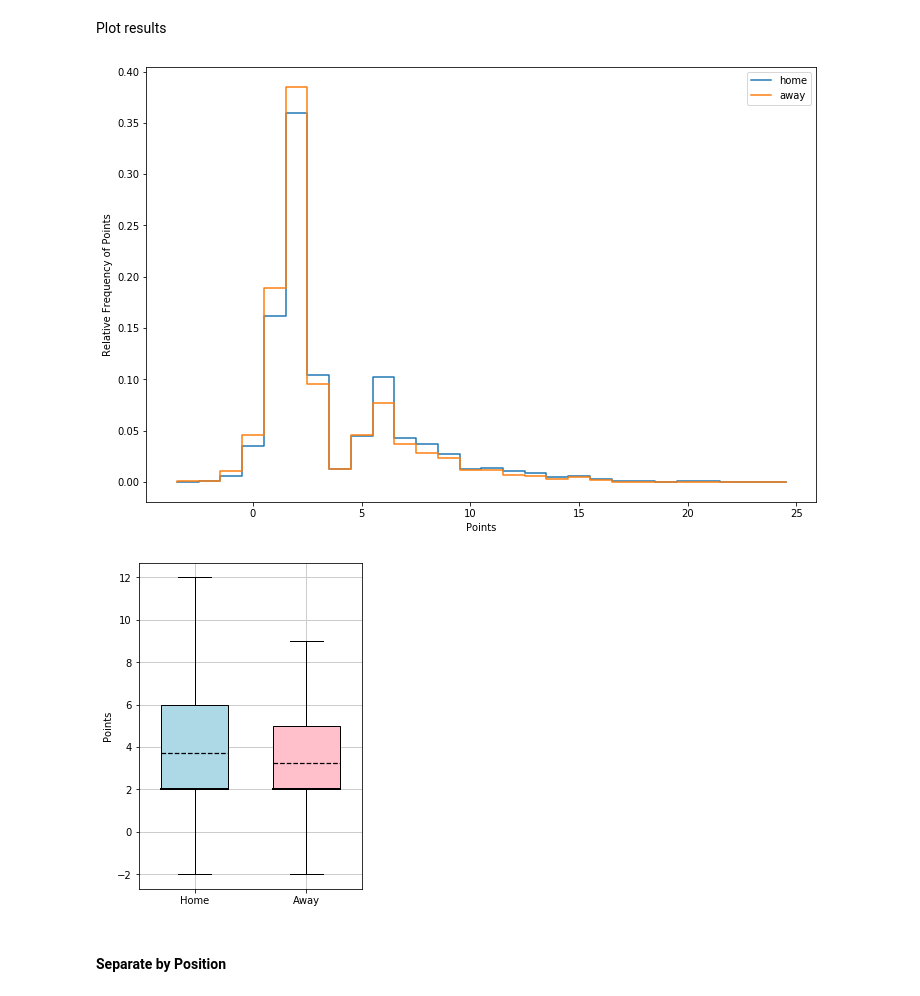
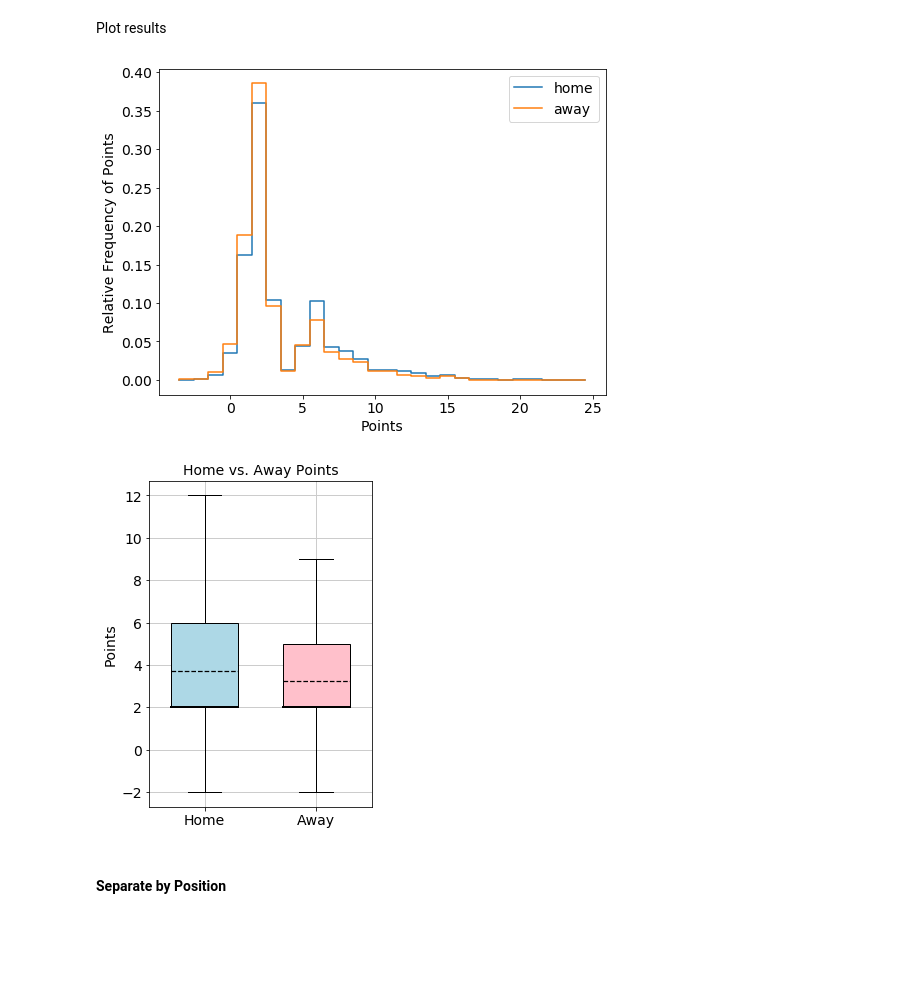
Before and after one commit to richardjdury/fpl, a Jupyter notebook: jupyter/investigate_data/Home_and_Away_Points.ipynb, the cells around one changed output. Drawn from its saved outputs; the diff is of its cells as text; code cells hidden in the pictures; blank space fills up the shorter version.

```diff
--- a/jupyter/investigate_data/Home_and_Away_Points.ipynb
+++ b/jupyter/investigate_data/Home_and_Away_Points.ipynb
@@ -10,6 +10,9 @@ import numpy as np
 import matplotlib.pyplot as plt
 from scipy import stats
 import seaborn as sns
+
+fs = 14; # font size for plots
+fh = 6; # figure height for plots
 # %% [markdown]
 #### Histogram Outline fucntion to allow better viewing of histogram overlays
 # %%
@@ -69,27 +72,31 @@ away_players = valid_players[~valid_players['was_home']]
 # %% [markdown]
 Plot results
 # %%
-plt.figure(figsize=(12,8))
+plt.figure(figsize=(8,fh))
 val_min = np.min(valid_players['total_points'])
 val_max = np.max(valid_players['total_points'])
 val_range = val_max-val_min
 
 bins = np.linspace(val_min-0.5, val_max+0.5, val_range+2)
 bin_centre = np.linspace(val_min, val_max, val_range+1)
 
 (b_h, n_h) = histOutline(home_players['total_points'], bins=bins);
 n_h = n_h/len(home_players)
 plt.plot(b_h, n_h);
 
 (b_a, n_a) = histOutline(away_players['total_points'], bins=bins);
 n_a = n_a/len(away_players)
 plt.plot(b_a, n_a);
 
-plt.legend(['home', 'away']);
-plt.xlabel('Points');
-plt.ylabel('Relative Frequency of Points');
+plt.legend(['home', 'away'], fontsize=fs);
+plt.xlabel('Points', fontsize=fs);
+plt.ylabel('Relative Frequency of Points', fontsize=fs);
+plt.xticks(fontsize=fs);
+plt.yticks(fontsize=fs);
+
+plt.savefig('../../data/figures/home_away_hist.svg', format='svg')
 # %% [output]
-[figure, old version]
+[figure, new version]
 # %%
 fig = plt.figure(figsize=(4,6))
 ax = fig.add_subplot(1,1,1)
@@ -108,13 +115,15 @@ colors = ['lightblue', 'pink']
 for patch, color in zip(bplot['boxes'], colors):
     patch.set_facecolor(color)
 
-plt.xticks([1,2], ['Home', 'Away'])
-plt.ylabel('Points')
+plt.xticks([1,2], ['Home', 'Away'], fontsize=fs)
+plt.yticks(fontsize=fs)
+plt.ylabel('Points', fontsize=fs)
 plt.grid(True, c=(.8,.8,.8), lw=1)
+plt.title('Home vs. Away Points', fontsize=fs);
 plt.savefig('../../data/figures/home_away_points.svg', format='svg')
 plt.savefig('../../data/figures/home_away_points.png', format='png')
 # %% [output]
-[figure, old version]
+[figure, new version]
 # %%
 home_stats = home_players['total_points'].describe()
 away_stats = away_players['total_points'].describe()
```
Also changed, not shown: 27 other files.
